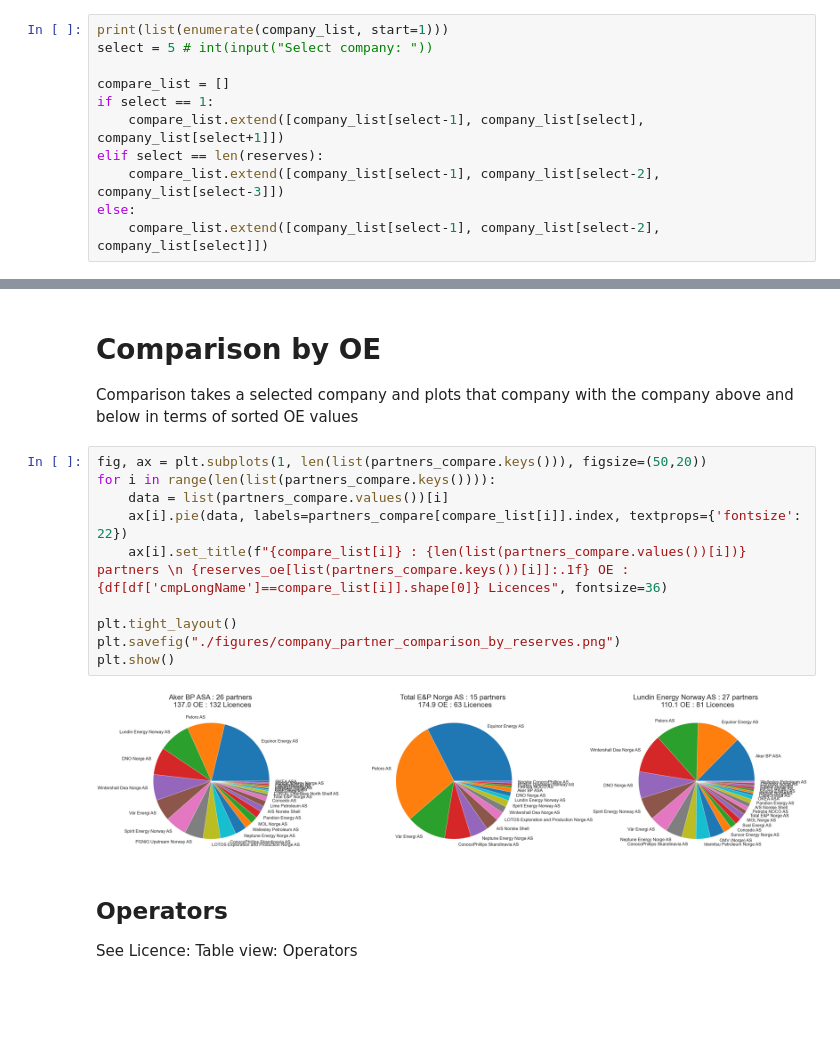
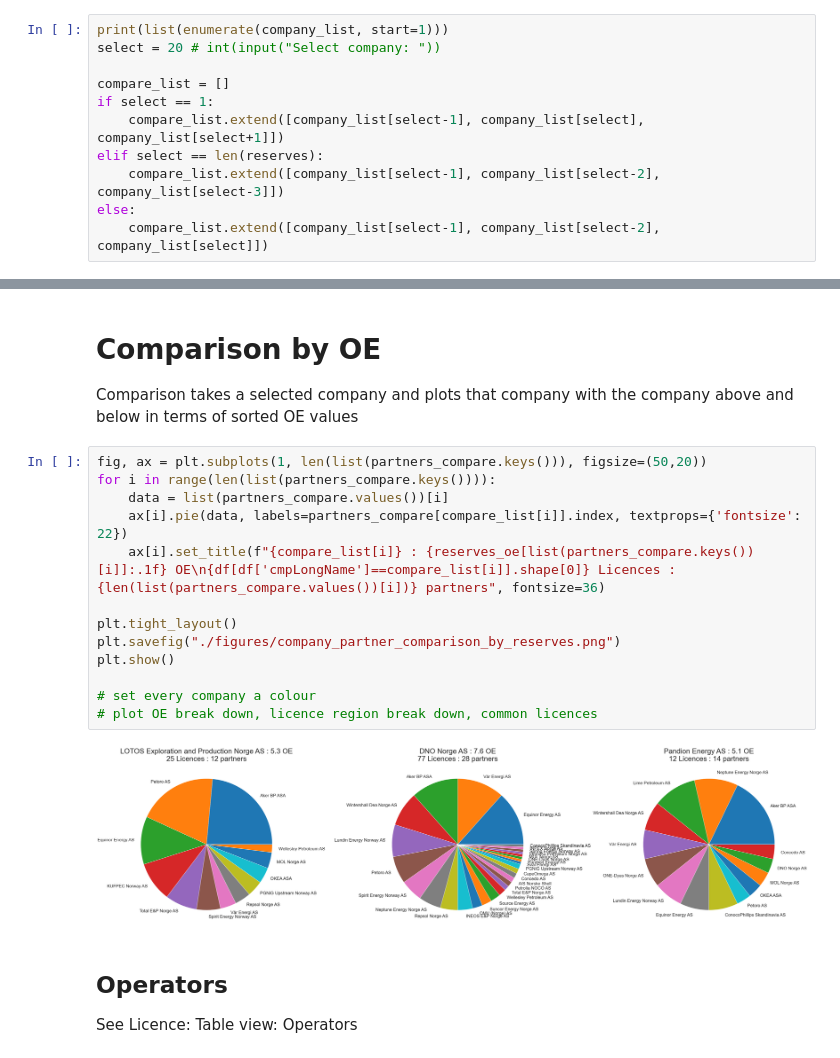
Before and after one commit to ABDunbar/NPD-Visualisation, a Jupyter notebook: npd_links.ipynb, the cells around one changed output, grey strips where cells are left out. Saved outputs shown, nothing was run; the diff lists cells and outputs as text; blank space fills up the shorter version.

```diff
--- a/npd_links.ipynb
+++ b/npd_links.ipynb
@@ -401,7 +415,7 @@ link_key = 'lic_regLicensees'
 df = load(link_key)
 # %%
 print(list(enumerate(company_list, start=1)))
-select = 5 # int(input("Select company: "))
+select = 20 # int(input("Select company: "))
 
 compare_list = []
 if select == 1:
@@ -443,15 +457,18 @@ Comparison takes a selected company and plots that company with the company abov
 # %%
 fig, ax = plt.subplots(1, len(list(partners_compare.keys())), figsize=(50,20))
 for i in range(len(list(partners_compare.keys()))):
     data = list(partners_compare.values())[i]
     ax[i].pie(data, labels=partners_compare[compare_list[i]].index, textprops={'fontsize': 22})
-    ax[i].set_title(f"{compare_list[i]} : {len(list(partners_compare.values())[i])} partners \n {reserves_oe[list(partners_compare.keys())[i]]:.1f} OE : {df[df['cmpLongName']==compare_list[i]].shape[0]} Licences", fontsize=36)
+    ax[i].set_title(f"{compare_list[i]} : {reserves_oe[list(partners_compare.keys())[i]]:.1f} OE\n{df[df['cmpLongName']==compare_list[i]].shape[0]} Licences : {len(list(partners_compare.values())[i])} partners", fontsize=36)
 
 plt.tight_layout()
 plt.savefig("./figures/company_partner_comparison_by_reserves.png")
 plt.show()
+
+# set every company a colour
+# plot OE break down, licence region break down, common licences
 # %% [output]
-[figure, old version]
+[figure, new version]
 # %% [markdown]
 ## Operators
 See Licence: Table view: Operators
```
Also changed, not shown: parts of 16 cells of this notebook.
